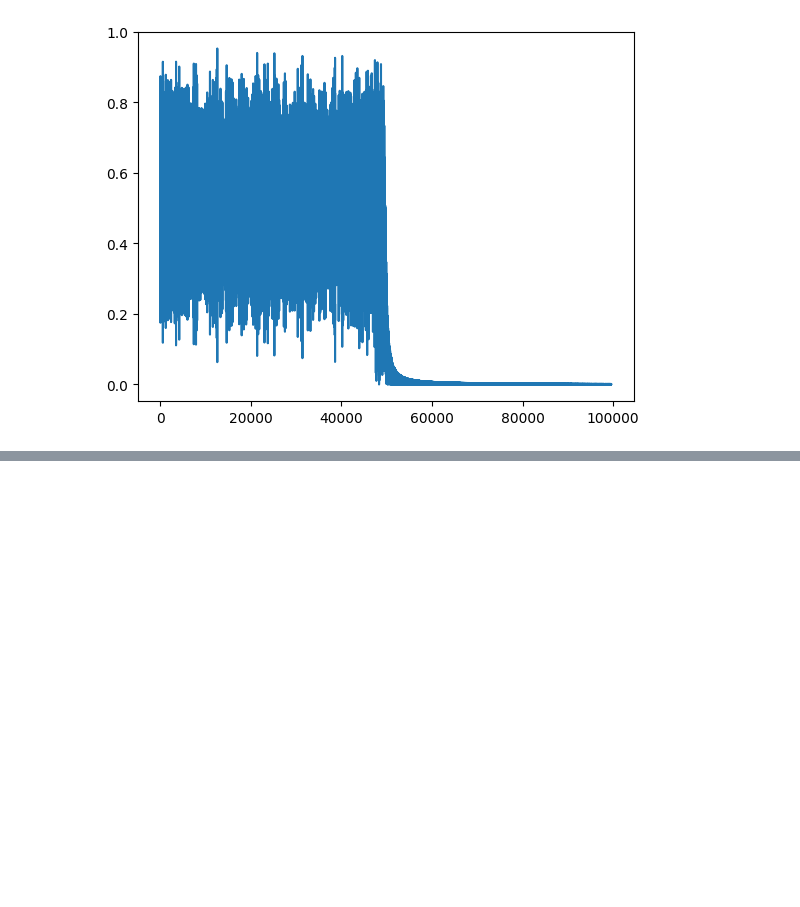
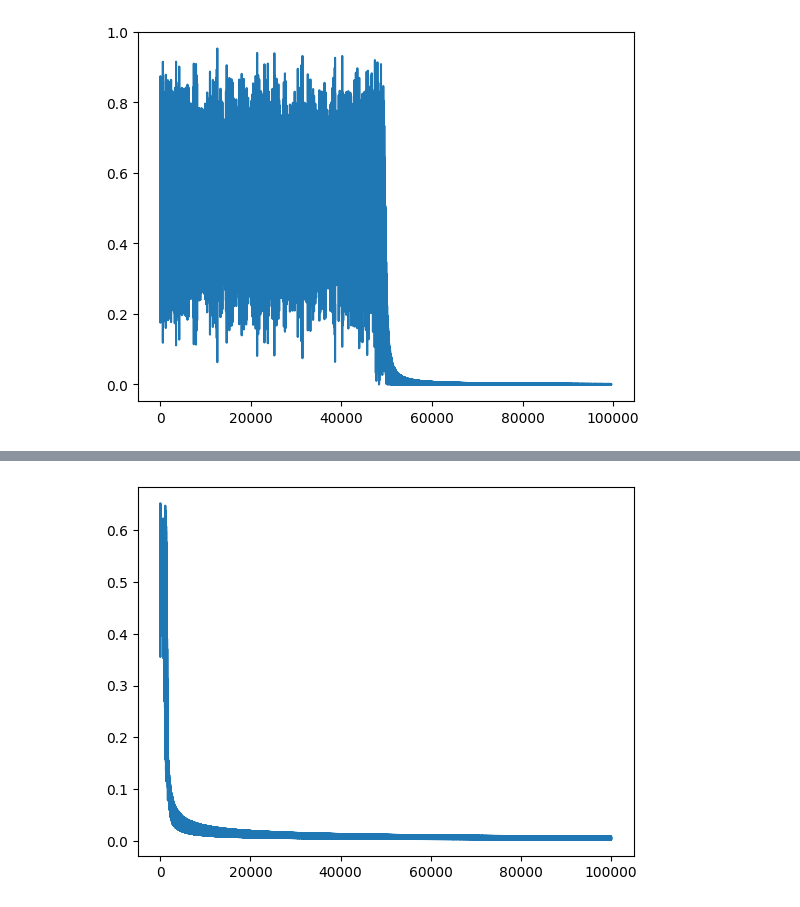
Before and after one commit to teo-sl/MyNeural, a Jupyter notebook: python/test.ipynb, the cells around one changed output, grey strips where cells are left out. Cells and saved outputs as stored; diff of their text form; code cells hidden in the pictures; blank space fills up the shorter version.

Commit message:
Added some graph

```diff
--- a/python/test.ipynb
+++ b/python/test.ipynb
@@ -34,0 +35,7 @@ plt.show()
+# %%
+import matplotlib.pyplot as plt
+ds = np.loadtxt('error.csv', delimiter=",")
+plt.plot(ds[0:100000])
+plt.show()
+# %% [output]
+[figure, added]
```
Also changed, not shown: parts of 1 cell of this notebook.
